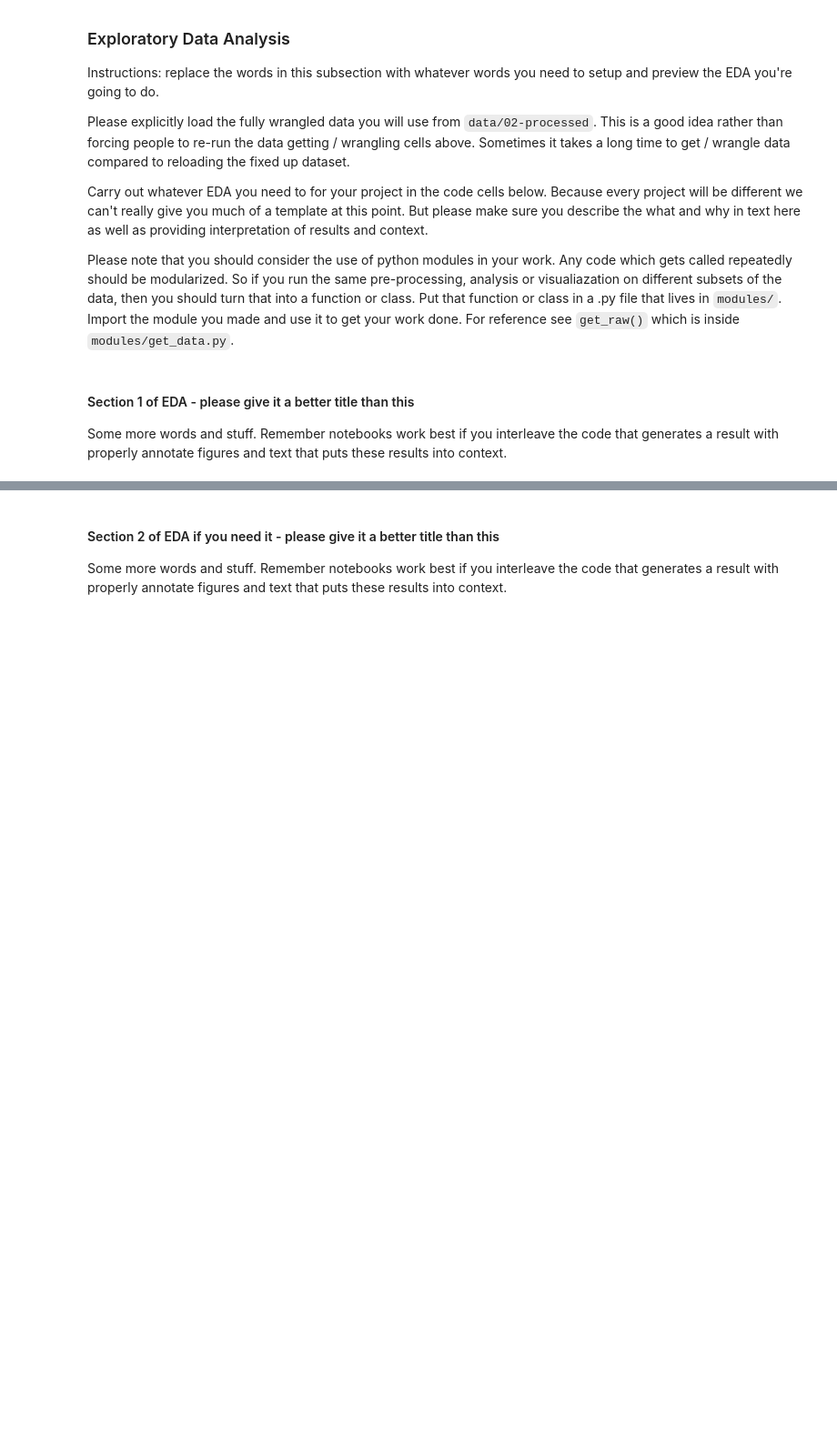
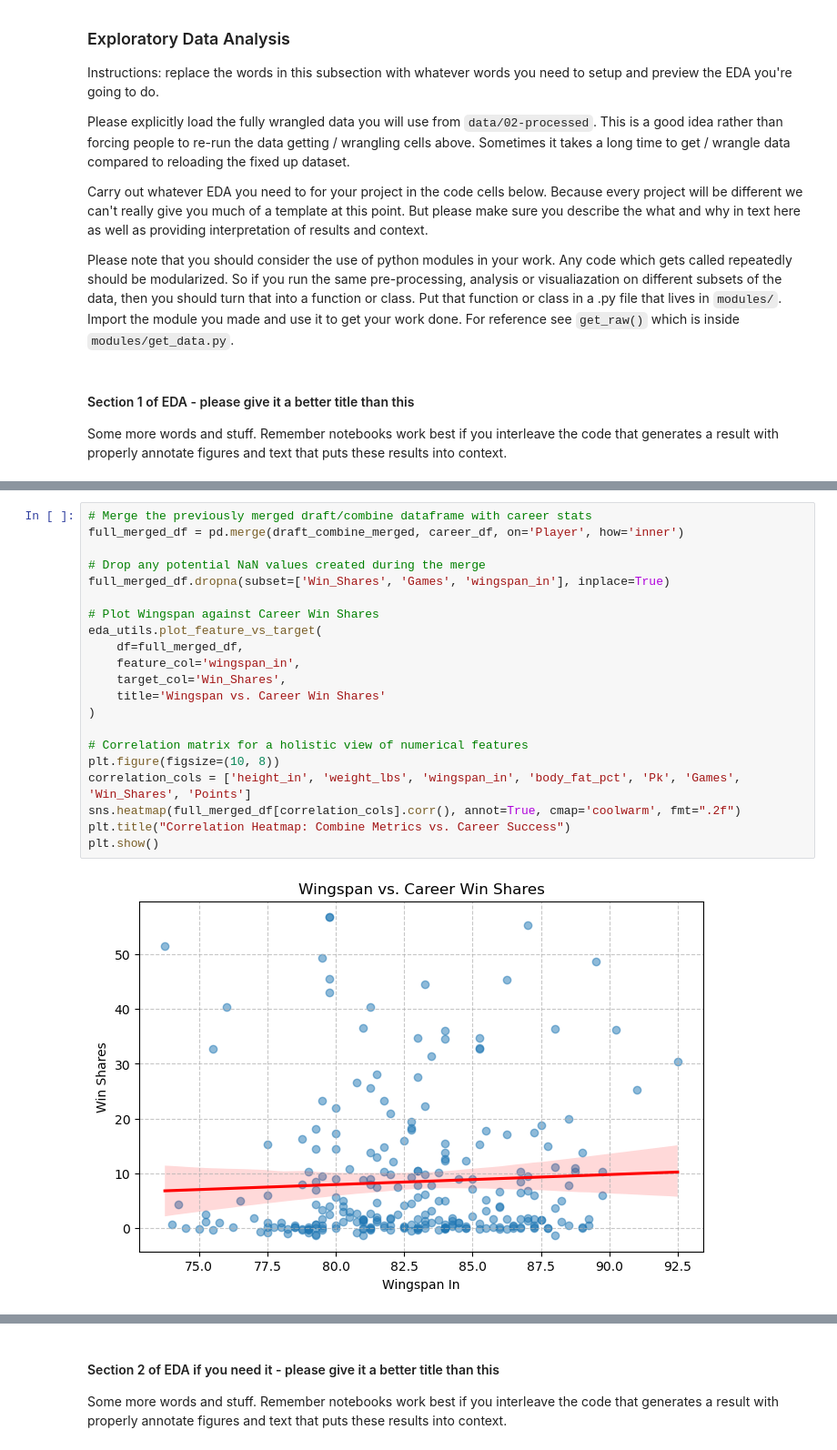
Before and after one commit to COGS108/Group010_WI26, a Jupyter notebook: 02-EDACheckpoint.ipynb, the cells around one changed output, grey strips where cells are left out. Shown at 91% size. Drawn from its saved outputs; the diff is of its cells as text; blank space fills up the shorter version.

```diff
--- a/02-EDACheckpoint.ipynb
+++ b/02-EDACheckpoint.ipynb
@@ -327,0 +387,23 @@ Some more words and stuff.  Remember notebooks work best if you interleave the c
+# %%
+# Merge the previously merged draft/combine dataframe with career stats
+full_merged_df = pd.merge(draft_combine_merged, career_df, on='Player', how='inner')
+
+# Drop any potential NaN values created during the merge
+full_merged_df.dropna(subset=['Win_Shares', 'Games', 'wingspan_in'], inplace=True)
+
+# Plot Wingspan against Career Win Shares
+eda_utils.plot_feature_vs_target(
+    df=full_merged_df,
+    feature_col='wingspan_in',
+    target_col='Win_Shares',
+    title='Wingspan vs. Career Win Shares'
+)
+
+# Correlation matrix for a holistic view of numerical features
+plt.figure(figsize=(10, 8))
+correlation_cols = ['height_in', 'weight_lbs', 'wingspan_in', 'body_fat_pct', 'Pk', 'Games', 'Win_Shares', 'Points']
+sns.heatmap(full_merged_df[correlation_cols].corr(), annot=True, cmap='coolwarm', fmt=".2f")
+plt.title("Correlation Heatmap: Combine Metrics vs. Career Success")
+plt.show()
+# %% [output]
+[figure, added]
```
Also changed, not shown: parts of 7 cells of this notebook, 1 other file.
